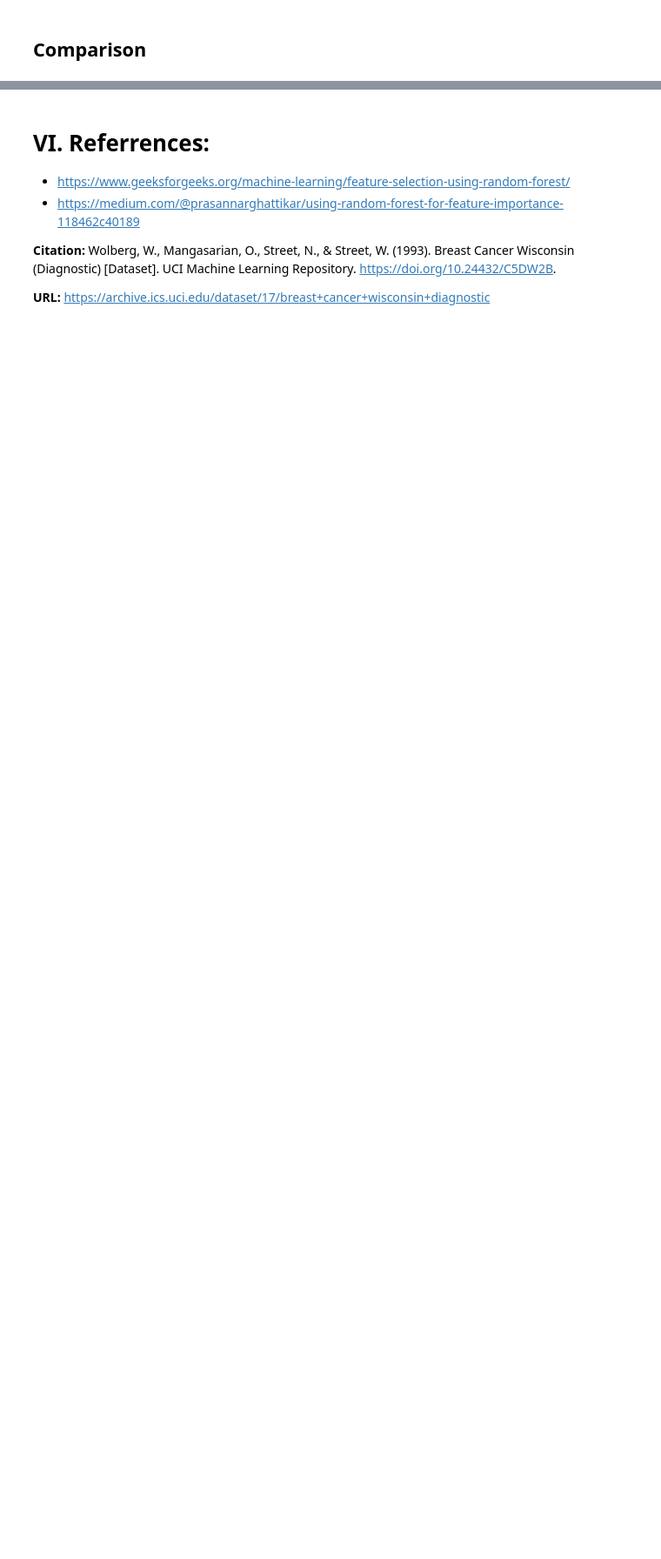
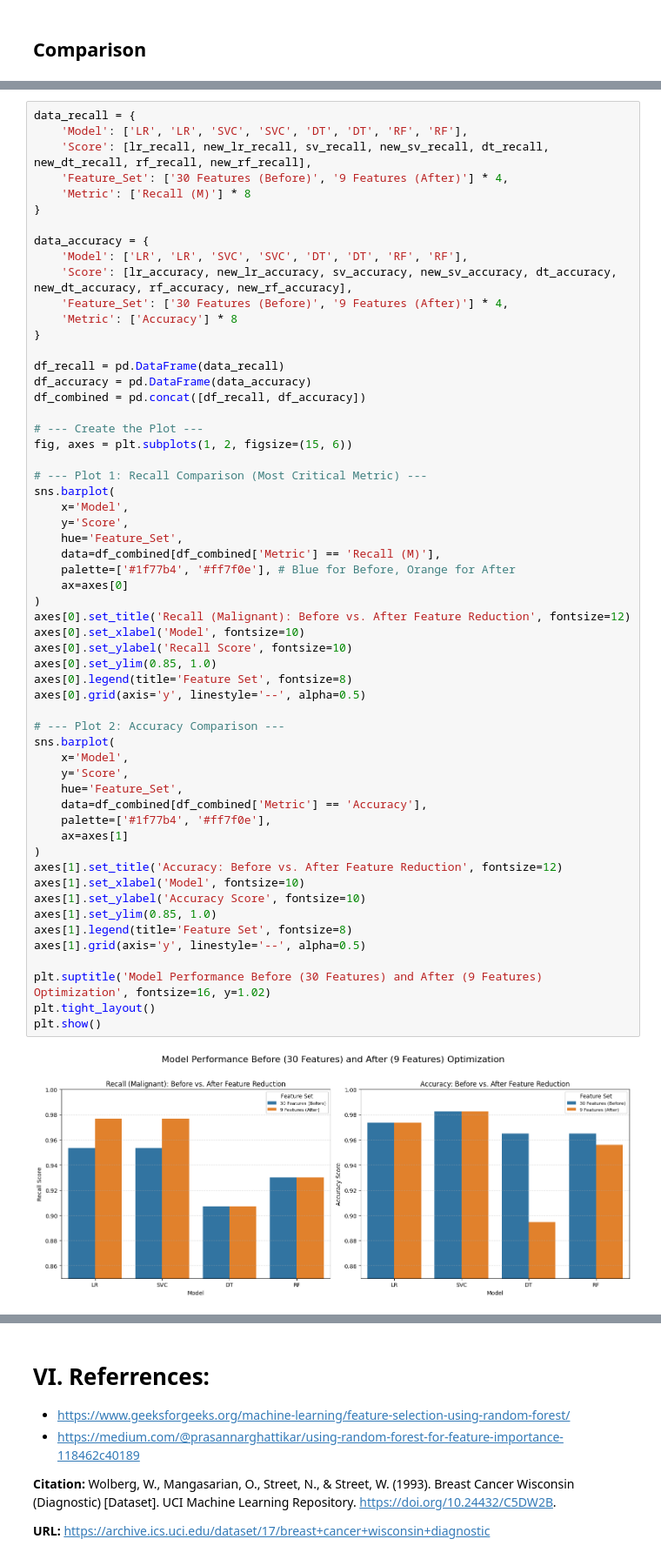
Before and after one commit to minhleathvn/01-supervised-learning, a Jupyter notebook: breast_cancer.ipynb, the cells around one changed output, grey strips where cells are left out. Shown at 87% size. Drawn from its saved outputs; the diff is of its cells as text; blank space fills up the shorter version.

```diff
--- a/breast_cancer.ipynb
+++ b/breast_cancer.ipynb
@@ -1016,0 +993,59 @@ Compared to logistic regression, which has slightly lower precision and recall,
+# %%
+data_recall = {
+    'Model': ['LR', 'LR', 'SVC', 'SVC', 'DT', 'DT', 'RF', 'RF'],
+    'Score': [lr_recall, new_lr_recall, sv_recall, new_sv_recall, dt_recall, new_dt_recall, rf_recall, new_rf_recall],
+    'Feature_Set': ['30 Features (Before)', '9 Features (After)'] * 4,
+    'Metric': ['Recall (M)'] * 8
+}
+
+data_accuracy = {
+    'Model': ['LR', 'LR', 'SVC', 'SVC', 'DT', 'DT', 'RF', 'RF'],
+    'Score': [lr_accuracy, new_lr_accuracy, sv_accuracy, new_sv_accuracy, dt_accuracy, new_dt_accuracy, rf_accuracy, new_rf_accuracy],
+    'Feature_Set': ['30 Features (Before)', '9 Features (After)'] * 4,
+    'Metric': ['Accuracy'] * 8
+}
+
+df_recall = pd.DataFrame(data_recall)
+df_accuracy = pd.DataFrame(data_accuracy)
+df_combined = pd.concat([df_recall, df_accuracy])
+
+# --- Create the Plot ---
+fig, axes = plt.subplots(1, 2, figsize=(15, 6))
+
+# --- Plot 1: Recall Comparison (Most Critical Metric) ---
+sns.barplot(
+    x='Model',
+    y='Score',
+    hue='Feature_Set',
+    data=df_combined[df_combined['Metric'] == 'Recall (M)'],
+    palette=['#1f77b4', '#ff7f0e'], # Blue for Before, Orange for After
+    ax=axes[0]
+)
+axes[0].set_title('Recall (Malignant): Before vs. After Feature Reduction', fontsize=12)
+axes[0].set_xlabel('Model', fontsize=10)
+axes[0].set_ylabel('Recall Score', fontsize=10)
+axes[0].set_ylim(0.85, 1.0)
+axes[0].legend(title='Feature Set', fontsize=8)
+axes[0].grid(axis='y', linestyle='--', alpha=0.5)
+
+# --- Plot 2: Accuracy Comparison ---
+sns.barplot(
+    x='Model',
+    y='Score',
+    hue='Feature_Set',
+    data=df_combined[df_combined['Metric'] == 'Accuracy'],
+    palette=['#1f77b4', '#ff7f0e'],
+    ax=axes[1]
+)
+axes[1].set_title('Accuracy: Before vs. After Feature Reduction', fontsize=12)
+axes[1].set_xlabel('Model', fontsize=10)
+axes[1].set_ylabel('Accuracy Score', fontsize=10)
+axes[1].set_ylim(0.85, 1.0)
+axes[1].legend(title='Feature Set', fontsize=8)
+axes[1].grid(axis='y', linestyle='--', alpha=0.5)
+
+plt.suptitle('Model Performance Before (30 Features) and After (9 Features) Optimization', fontsize=16, y=1.02)
+plt.tight_layout()
+plt.show()
+# %% [output]
+[figure, added]
```
Also changed, not shown: parts of 11 cells of this notebook.
